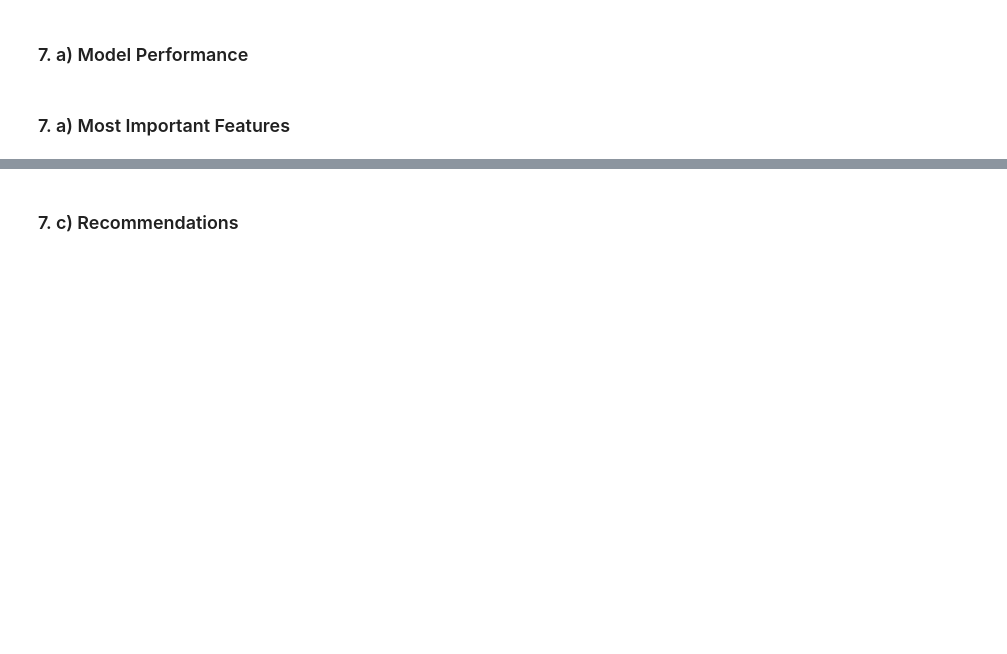
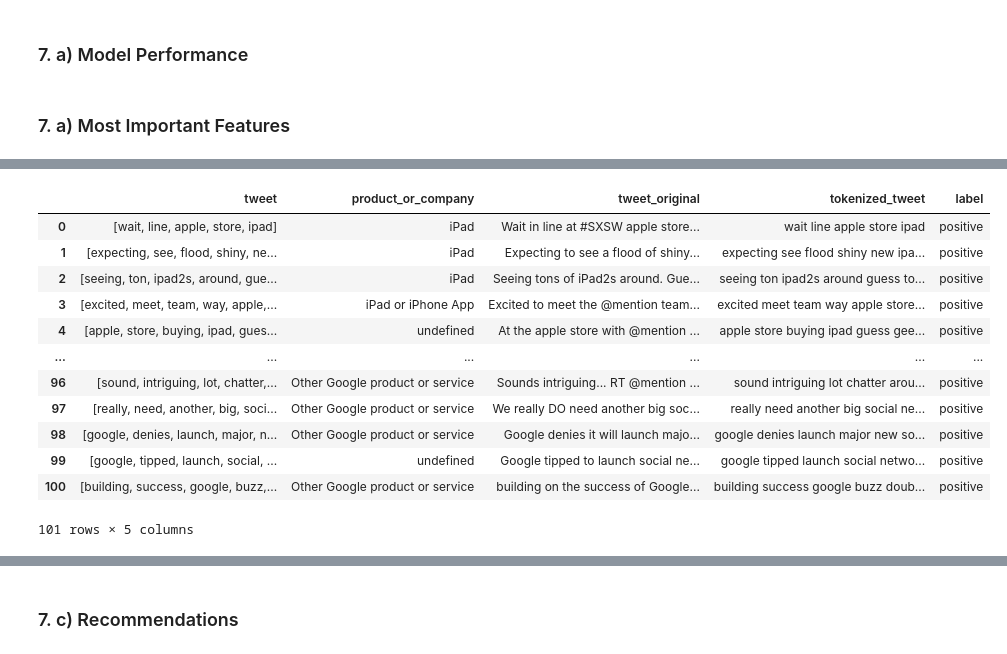
Before and after one commit to AlbaneCM/NLP, a Jupyter notebook: Natural-Language-Processing-Sentiment-Analysis.ipynb, the cells around one changed output, grey strips where cells are left out. Cells and saved outputs as stored; diff of their text form; code cells hidden in the pictures; blank space fills up the shorter version.

Commit message:
recommendations

```diff
--- a/Natural-Language-Processing-Sentiment-Analysis.ipynb
+++ b/Natural-Language-Processing-Sentiment-Analysis.ipynb
@@ -2383,0 +2406,3 @@ plot_top_feature_importances(rf_pipeline, top_n=10)
+# %%
+# Creating  dataframe to glance through the tweets containing the top 10 most important features to validate our recommendations
+X_positive = X_train[y_train == 'positive']
@@ -2392,0 +2471,31 @@ vectorized_tweets = ' '.join(feature_names_list)
+# %%
+# Creating an empty DataFrame to store the tweets related to the top features
+dfs_to_concat = []
+
+# Iterating through the top features
+for feature_name in top_10_features:
+    # Filter tweets containing the current top feature
+    matching_tweets = X_positive[X_positive['tweet_original'].str.contains(feature_name)]
+
+    # Appending matching tweets to the list
+    dfs_to_concat.append(matching_tweets)
+
+# Concatenating the list of DataFrames into a single DataFrame
+X_positive_top_features = pd.concat(dfs_to_concat, ignore_index=True)
+
+# Print or use X_positive_top_features as needed
+X_positive_top_features
+# %% [output]
+|  | tweet | product_or_company | tweet_original | tokenized_tweet | label |
+| 0 | [wait, line, apple, store, ipad] | iPad | Wait in line at #SXSW apple store... | wait line apple store ipad | positive |
+| 1 | [expecting, see, flood, shiny, ne... | iPad | Expecting to see a flood of shiny... | expecting see flood shiny new ipa... | positive |
+| 2 | [seeing, ton, ipad2s, around, gue... | iPad | Seeing tons of iPad2s around. Gue... | seeing ton ipad2s around guess to... | positive |
+| 3 | [excited, meet, team, way, apple,... | iPad or iPhone App | Excited to meet the @mention team... | excited meet team way apple store... | positive |
+| 4 | [apple, store, buying, ipad, gues... | undefined | At the apple store with @mention ... | apple store buying ipad guess gee... | positive |
+| ... | ... | ... | ... | ... | ... |
+| 96 | [sound, intriguing, lot, chatter,... | Other Google product or service | Sounds intriguing... RT @mention ... | sound intriguing lot chatter arou... | positive |
+| 97 | [really, need, another, big, soci... | Other Google product or service | We really DO need another big soc... | really need another big social ne... | positive |
+| 98 | [google, denies, launch, major, n... | Other Google product or service | Google denies it will launch majo... | google denies launch major new so... | positive |
+| 99 | [google, tipped, launch, social, ... | undefined | Google tipped to launch social ne... | google tipped launch social netwo... | positive |
+| 100 | [building, success, google, buzz,... | Other Google product or service | building on the success of Google... | building success google buzz doub... | positive |
+101 rows × 5 columns
```
Also changed, not shown: parts of 78 cells of this notebook, 4 other files.
